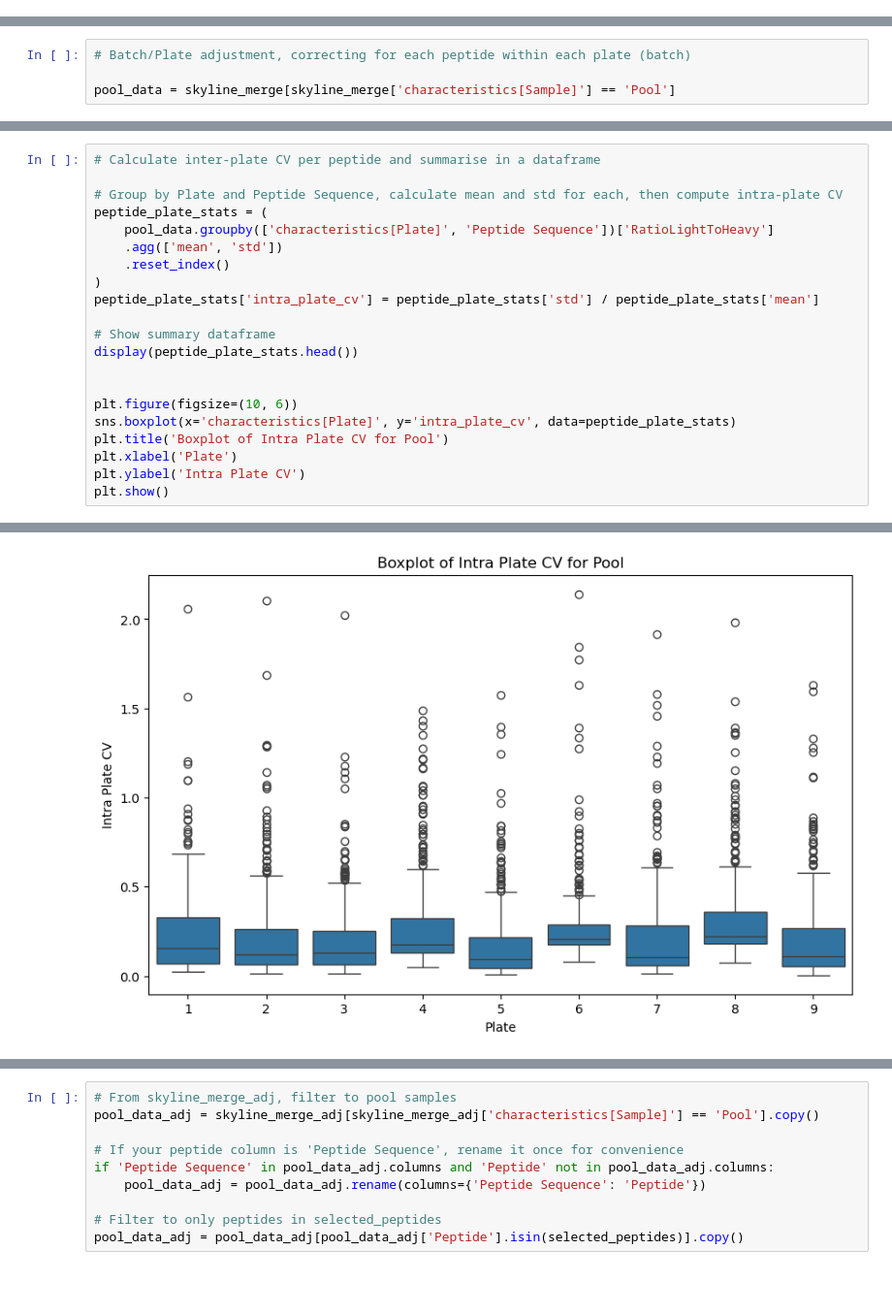
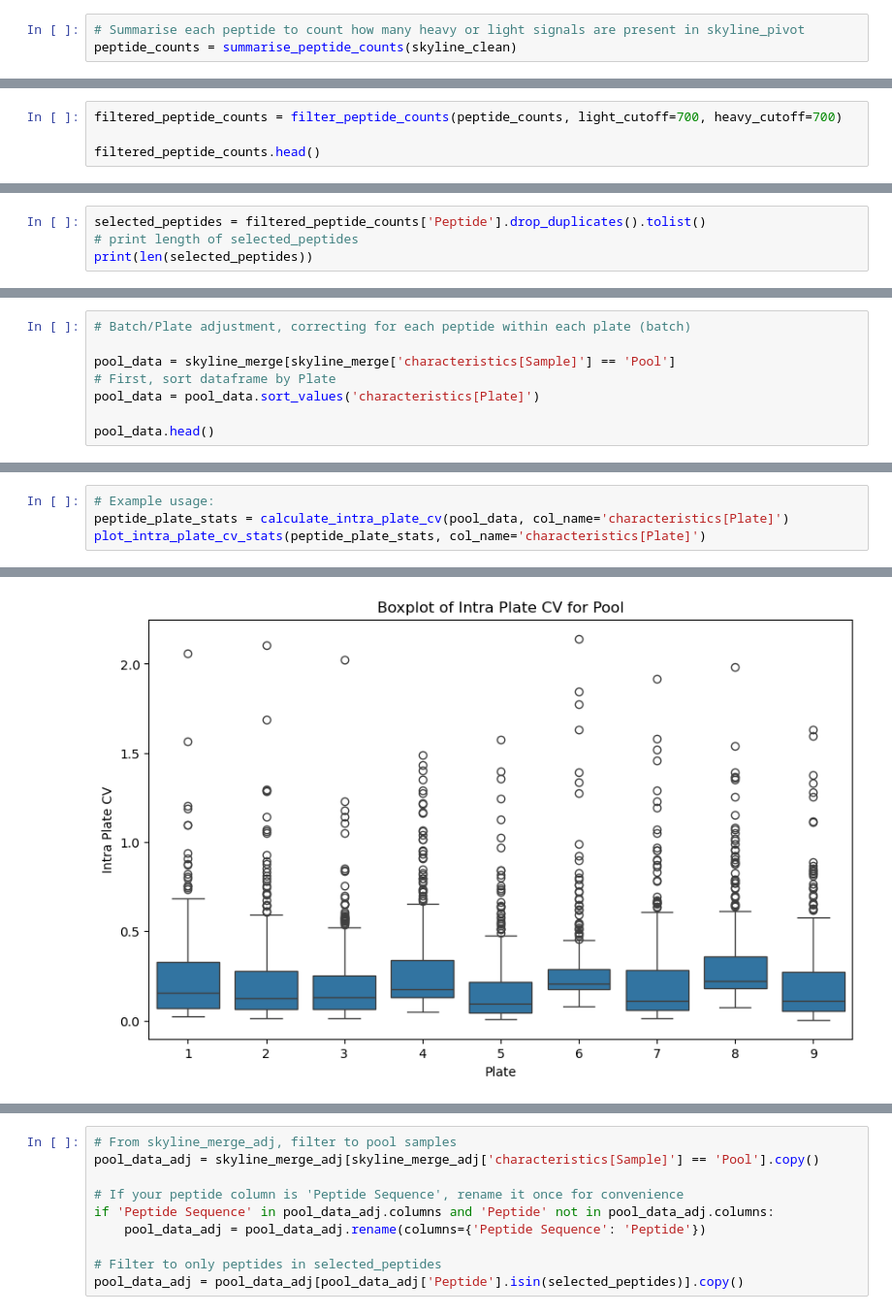
Before and after one commit to thanadol-git/kardemumma, a Jupyter notebook: ratio_picking.ipynb, the cells around one changed output, grey strips where cells are left out. Shown at 97% size. Cells and saved outputs as stored; diff of their text form; blank space fills up the shorter version.

```diff
--- a/ratio_picking.ipynb
+++ b/ratio_picking.ipynb
@@ -120,0 +127,3 @@ plt.show()
+# %%
+# Summarise each peptide to count how many heavy or light signals are present in skyline_pivot
+peptide_counts = summarise_peptide_counts(skyline_clean)
@@ -177,0 +150,4 @@ Number of proteins detected in the cutoff: 148
+# %%
+filtered_peptide_counts = filter_peptide_counts(peptide_counts, light_cutoff=700, heavy_cutoff=700)
+
+filtered_peptide_counts.head()
@@ -177,0 +166,4 @@ Number of proteins detected in the cutoff: 148
+# %%
+selected_peptides = filtered_peptide_counts['Peptide'].drop_duplicates().tolist()
+# print length of selected_peptides
+print(len(selected_peptides))
@@ -195,3 +205,7 @@ skyline_merge['characteristics[Plate]'] = skyline_merge['Replicate'].str.extract
 # Batch/Plate adjustment, correcting for each peptide within each plate (batch)
 
 pool_data = skyline_merge[skyline_merge['characteristics[Sample]'] == 'Pool']
+# First, sort dataframe by Plate
+pool_data = pool_data.sort_values('characteristics[Plate]')
+
+pool_data.head()
@@ -248,30 +237,13 @@ plt.show()
 # %%
-# Calculate inter-plate CV per peptide and summarise in a dataframe
-
-# Group by Plate and Peptide Sequence, calculate mean and std for each, then compute intra-plate CV
-peptide_plate_stats = (
-    pool_data.groupby(['characteristics[Plate]', 'Peptide Sequence'])['RatioLightToHeavy']
-    .agg(['mean', 'std'])
-    .reset_index()
-)
-peptide_plate_stats['intra_plate_cv'] = peptide_plate_stats['std'] / peptide_plate_stats['mean']
-
-# Show summary dataframe
-display(peptide_plate_stats.head())
-
-
-plt.figure(figsize=(10, 6))
-sns.boxplot(x='characteristics[Plate]', y='intra_plate_cv', data=peptide_plate_stats)
-plt.title('Boxplot of Intra Plate CV for Pool')
-plt.xlabel('Plate')
-plt.ylabel('Intra Plate CV')
-plt.show()
+# Example usage:
+peptide_plate_stats = calculate_intra_plate_cv(pool_data, col_name='characteristics[Plate]')
+plot_intra_plate_cv_stats(peptide_plate_stats, col_name='characteristics[Plate]')
 # %% [output]
 |  | characteristics[Plate] | Peptide Sequence | mean | std | intra_plate_cv |
 | 0 | 1 | AAVYHHFISDGVR | 0.88408 | 0.492877 | 0.557502 |
 | 1 | 1 | AAVYHHFISDGVRK | 1.09988 | 0.146371 | 0.133079 |
 | 2 | 1 | ACIPTGPYPCGK | 0.96442 | 0.057612 | 0.059738 |
 | 3 | 1 | ADQVCINLR | 0.63904 | 0.033475 | 0.052382 |
 | 4 | 1 | AEATTLHVAPQGTAMAVSTFR | 1.90414 | 0.255476 | 0.134169 |
-[figure, old version]
+[figure, new version]
 # %%
```
Also changed, not shown: parts of 39 cells of this notebook.
